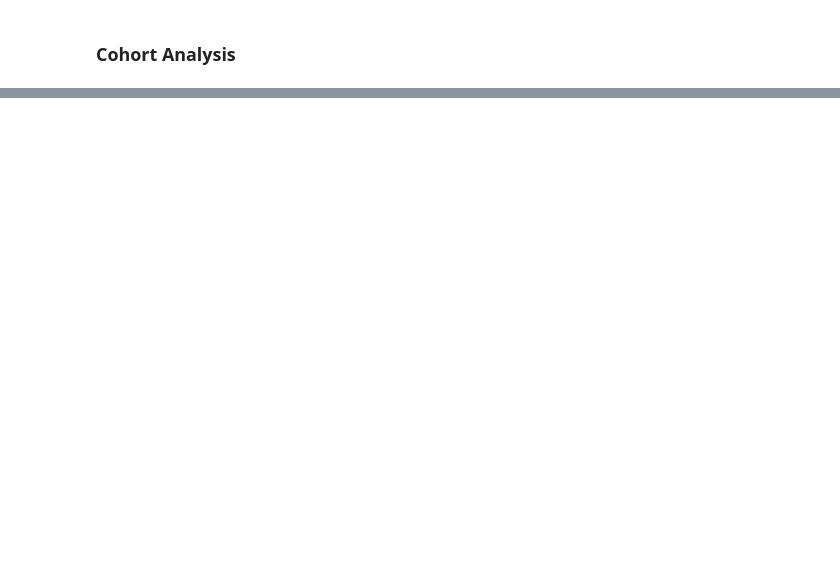
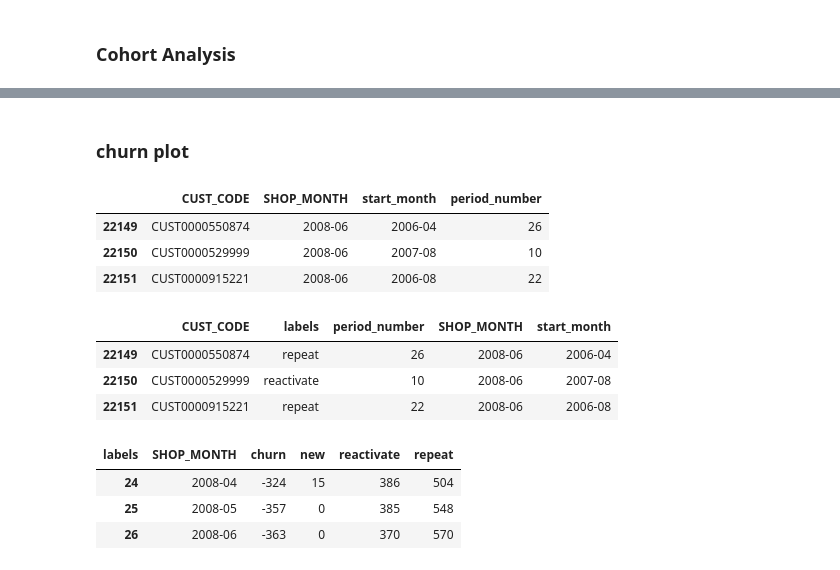
Before and after one commit to terjirapat/MADT8101-Customer-Analytics, a Jupyter notebook: Workshop 4 - Churn Scoring/main.ipynb, the cells around one changed output, grey strips where cells are left out. Drawn from its saved outputs; the diff is of its cells as text; code cells hidden in the pictures; blank space fills up the shorter version.

```diff
--- a/Workshop 4 - Churn Scoring/main.ipynb
+++ b/Workshop 4 - Churn Scoring/main.ipynb
@@ -193,0 +162,59 @@ with sns.axes_style("white"):
+# %% [markdown]
+### churn plot
+# %%
+df_churn = df.copy()
+df_churn = df_churn[['CUST_CODE', 'SHOP_MONTH']].drop_duplicates().sort_values(by='SHOP_MONTH').reset_index(drop=True)
+df_churn['start_month'] = df_churn.groupby('CUST_CODE')['SHOP_MONTH'].transform('min')
+df_churn['period_number'] = (df_churn['SHOP_MONTH'] - df_churn['start_month']).apply(attrgetter('n')).astype(int)
+
+df_churn.tail(3)
+# %% [output]
+|  | CUST_CODE | SHOP_MONTH | start_month | period_number |
+| 22149 | CUST0000550874 | 2008-06 | 2006-04 | 26 |
+| 22150 | CUST0000529999 | 2008-06 | 2007-08 | 10 |
+| 22151 | CUST0000915221 | 2008-06 | 2006-08 | 22 |
+# %%
+# set status labels
+
+df_churn['labels'] = df_churn.apply(lambda row: 'new' if row['SHOP_MONTH'] == row['start_month'] else '', axis=1)
+maxmonth = df_churn['SHOP_MONTH'].max()
+
+for cust_code in df_churn['CUST_CODE'].unique() :
+    period = df_churn.loc[df_churn['CUST_CODE'] == cust_code, :]['period_number']
+    n = 0
+
+    for p in period:
+        if n+1==p :
+            df_churn.loc[(df_churn['CUST_CODE'] == cust_code) & (df_churn['period_number'] == p), ['labels']] = df_churn.loc[(df_churn['CUST_CODE'] == cust_code) & (df_churn['period_number'] == p), ['labels']].replace('','repeat')
+            n+=1
+
+        elif n+1 < p :
+            last_order = df_churn.loc[(df_churn['CUST_CODE'] == cust_code) & (df_churn['period_number'] == n)]
+            new_row = pd.DataFrame({'CUST_CODE': cust_code, 'labels': 'churn', 'period_number':n+1, 'SHOP_MONTH':last_order['SHOP_MONTH'].values[0]+1}, index=[0])
+            df_churn = pd.concat([new_row,df_churn.loc[:]])
+
+            df_churn.loc[(df_churn['CUST_CODE'] == cust_code) & (df_churn['period_number'] == p), ['labels']] = df_churn.loc[(df_churn['CUST_CODE'] == cust_code) & (df_churn['period_number'] == p), ['labels']].replace('','reactivate')
+            n=p
+
+    user_maxmonth = df_churn[df_churn['CUST_CODE'] == cust_code]['SHOP_MONTH'].max()
+    if user_maxmonth != maxmonth:
+        new_row = pd.DataFrame({'CUST_CODE': cust_code, 'labels': 'churn', 'period_number':p+1, 'SHOP_MONTH':user_maxmonth+1}, index=[0])
+        df_churn = pd.concat([new_row,df_churn.loc[:]])
+
+df_churn.tail(3)
+# %% [output]
+|  | CUST_CODE | labels | period_number | SHOP_MONTH | start_month |
+| 22149 | CUST0000550874 | repeat | 26 | 2008-06 | 2006-04 |
+| 22150 | CUST0000529999 | reactivate | 10 | 2008-06 | 2007-08 |
+| 22151 | CUST0000915221 | repeat | 22 | 2008-06 | 2006-08 |
+# %%
+df_churn_plot = pd.pivot_table(data=df_churn, values='CUST_CODE', index='SHOP_MONTH', columns='labels', aggfunc='count', fill_value=0).reset_index()
+df_churn_plot['churn'] = -df_churn_plot['churn']
+df_churn_plot['SHOP_MONTH'] = df_churn_plot['SHOP_MONTH'].astype('str')
+
+df_churn_plot.tail(3)
+# %% [output]
+| labels | SHOP_MONTH | churn | new | reactivate | repeat |
+| 24 | 2008-04 | -324 | 15 | 386 | 504 |
+| 25 | 2008-05 | -357 | 0 | 385 | 548 |
+| 26 | 2008-06 | -363 | 0 | 370 | 570 |
```
Also changed, not shown: parts of 13 cells of this notebook.
